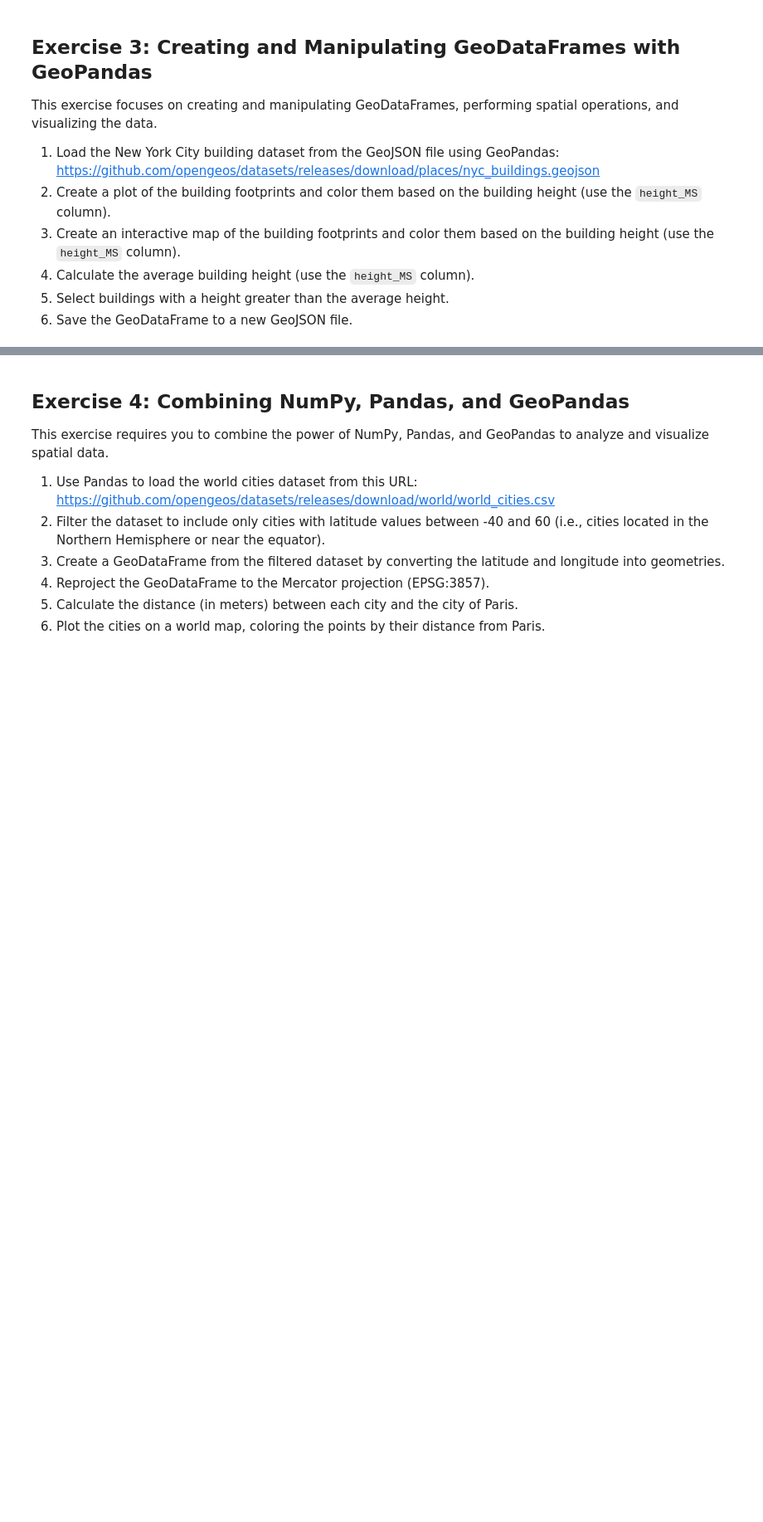
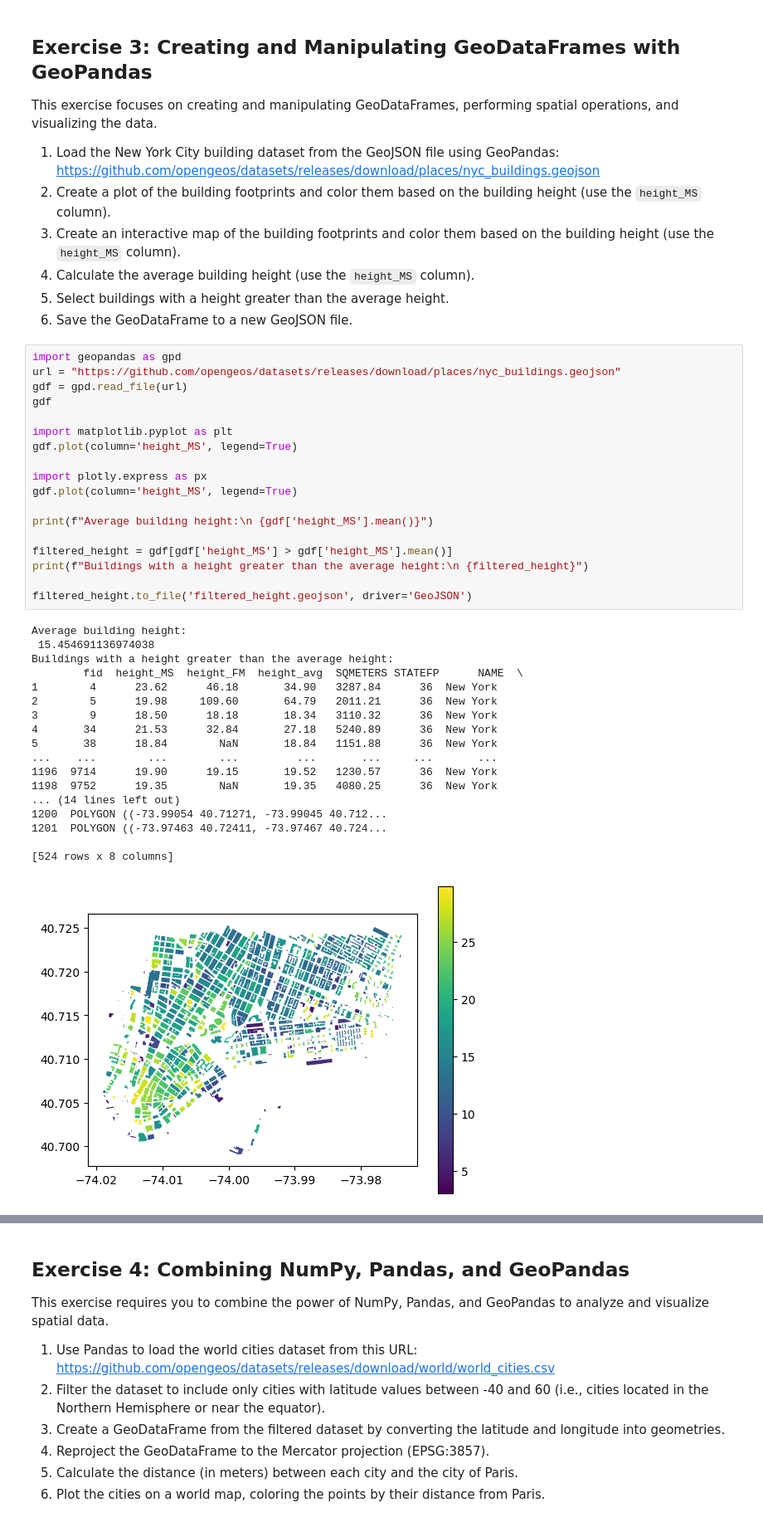
Before and after one commit to siddhi1991/GIS-programming, a Jupyter notebook: book/labs/lab_04.ipynb, the cells around one changed output, grey strips where cells are left out. Shown: that part at 83% size. Cells and saved outputs as stored; diff of their text form; blank space fills up the shorter version.

```diff
--- a/book/labs/lab_04.ipynb
+++ b/book/labs/lab_04.ipynb
@@ -115,3 +115,40 @@ This exercise focuses on creating and manipulating GeoDataFrames, performing spa
 4. Calculate the average building height (use the `height_MS` column).
 5. Select buildings with a height greater than the average height.
 6. Save the GeoDataFrame to a new GeoJSON file.
+# %%
+import geopandas as gpd
+url = "https://github.com/opengeos/datasets/releases/download/places/nyc_buildings.geojson"
+gdf = gpd.read_file(url)
+gdf
+
+import matplotlib.pyplot as plt
+gdf.plot(column='height_MS', legend=True)
+
+import plotly.express as px
+gdf.plot(column='height_MS', legend=True)
+
+print(f"Average building height:\n {gdf['height_MS'].mean()}")
+
+filtered_height = gdf[gdf['height_MS'] > gdf['height_MS'].mean()]
+print(f"Buildings with a height greater than the average height:\n {filtered_height}")
+
+filtered_height.to_file('filtered_height.geojson', driver='GeoJSON')
+# %% [output]
+Average building height:
+ 15.454691136974038
+Buildings with a height greater than the average height:
+        fid  height_MS  height_FM  height_avg  SQMETERS STATEFP      NAME  \
+1        4      23.62      46.18       34.90   3287.84      36  New York
+2        5      19.98     109.60       64.79   2011.21      36  New York
+3        9      18.50      18.18       18.34   3110.32      36  New York
+4       34      21.53      32.84       27.18   5240.89      36  New York
+5       38      18.84        NaN       18.84   1151.88      36  New York
+...    ...        ...        ...         ...       ...     ...       ...
+1196  9714      19.90      19.15       19.52   1230.57      36  New York
+1198  9752      19.35        NaN       19.35   4080.25      36  New York
+... (14 lines left out)
+1200  POLYGON ((-73.99054 40.71271, -73.99045 40.712...
+1201  POLYGON ((-73.97463 40.72411, -73.97467 40.724...
+
+[524 rows x 8 columns]
+[figure, added]
```
Also changed, not shown: parts of 1 cell of this notebook.
